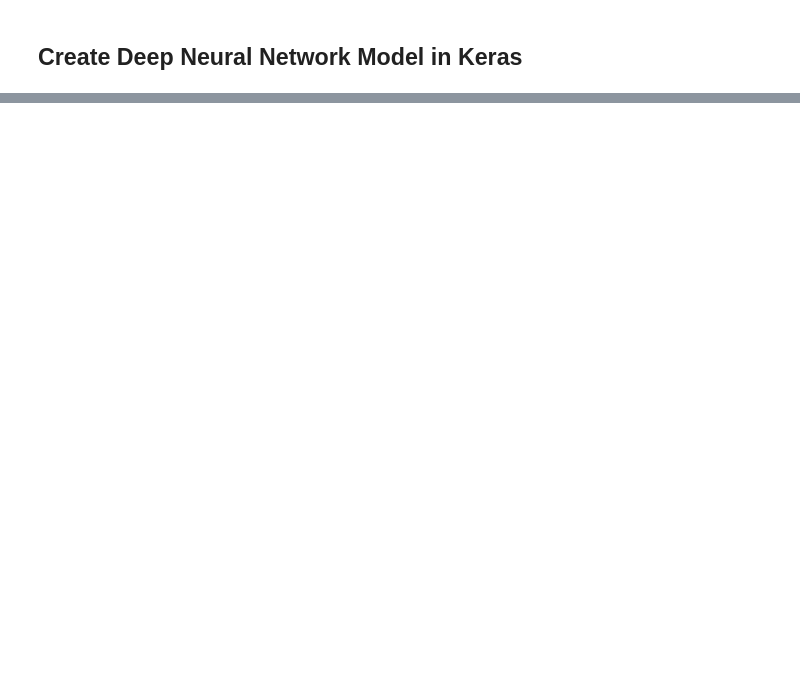
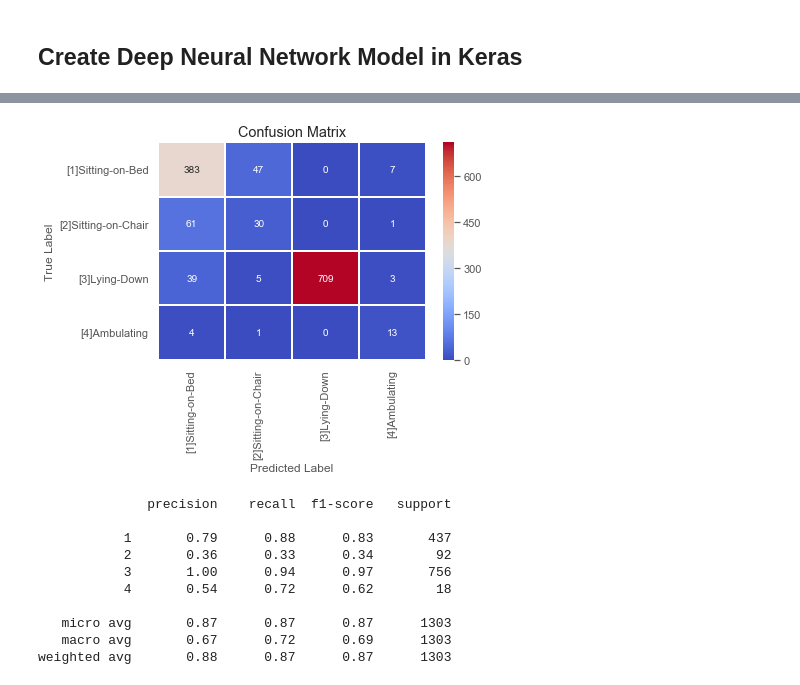
Before and after one commit to bluediberry/Trabalho-IART, a Jupyter notebook: Trabalho_2/Jupyter Notebook/Activity recognition with healthy older people.ipynb, the cells around one changed output, grey strips where cells are left out. Cells and saved outputs as stored; diff of their text form; code cells hidden in the pictures; blank space fills up the shorter version.

```diff
--- a/Trabalho_2/Jupyter Notebook/Activity recognition with healthy older people.ipynb
+++ b/Trabalho_2/Jupyter Notebook/Activity recognition with healthy older people.ipynb
@@ -110,5 +136,12 @@ for i in LABELS:
 # %% [markdown]
 # Split Data into Training and Test Set
+# %%
+# Define column name of the label vector
+LABEL = 'ActivityEncoded'
+# Transform the labels from String to Integer via LabelEncoder
+le = preprocessing.LabelEncoder()
+# Add a new column to the existing DataFrame with the encoded values
+df[LABEL] = df['label'].values.ravel()
 # %%
 # Differentiate between test set and training set
 df_test = df[df['experiment-id'] > 50]
@@ -121,7 +154,6 @@ df_train = df[df['experiment-id'] <= 50]
 pd.options.mode.chained_assignment = None  # default='warn'
 df_train['frontal-acceleration'] = df_train['frontal-acceleration'] / df_train['frontal-acceleration'].max()
 df_train['vertical-acceleration'] = df_train['vertical-acceleration'] / df_train['vertical-acceleration'].max()
-df_train['lateral-acceleration'] = df_train['lateral-acceleration'] / df_train['lateral-acceleration'].max()
 df_train['lateral-acceleration'] = df_train['lateral-acceleration'] / df_train['lateral-acceleration'].max()
 df_train['RSSI'] = df_train['RSSI'] / df_train['RSSI'].max()
 df_train['phase'] = df_train['phase'] / df_train['phase'].max()
@@ -177,7 +213,7 @@ print('y_train shape: ', y_train.shape)
 # %%
 # Set input & output dimensions
-num_time_periods = x_train.shape[1]
-num_sensors = x_train.shape[2]
+num_time_periods, num_sensors = x_train.shape[1], x_train.shape[2]
+
 num_classes = 5
 # %%
 input_shape = (num_time_periods*num_sensors)
@@ -208,0 +372,39 @@ print(model_m.summary())
+# %%
+
+def show_confusion_matrix(validations, predictions):
+
+    matrix = metrics.confusion_matrix(validations, predictions)
+    plt.figure(figsize=(6, 4))
+    sns.heatmap(matrix,
+                cmap='coolwarm',
+                linecolor='white',
+                linewidths=1,
+                xticklabels=LABELS,
+                yticklabels=LABELS,
+                annot=True,
+                fmt='d')
+    plt.title('Confusion Matrix')
+    plt.ylabel('True Label')
+    plt.xlabel('Predicted Label')
+    plt.show()
+
+y_pred_test = model_m.predict(x_test)
+# Take the class with the highest probability from the test predictions
+max_y_pred_test = np.argmax(y_pred_test, axis=1)
+max_y_test = np.argmax(y_test, axis=1)
+
+show_confusion_matrix(max_y_test, max_y_pred_test)
+
+print(classification_report(max_y_test, max_y_pred_test))
+# %% [output]
+[figure, added]
+              precision    recall  f1-score   support
+
+           1       0.79      0.88      0.83       437
+           2       0.36      0.33      0.34        92
+           3       1.00      0.94      0.97       756
+           4       0.54      0.72      0.62        18
+
+   micro avg       0.87      0.87      0.87      1303
+   macro avg       0.67      0.72      0.69      1303
+weighted avg       0.88      0.87      0.87      1303
```
Also changed, not shown: parts of 11 cells of this notebook.
